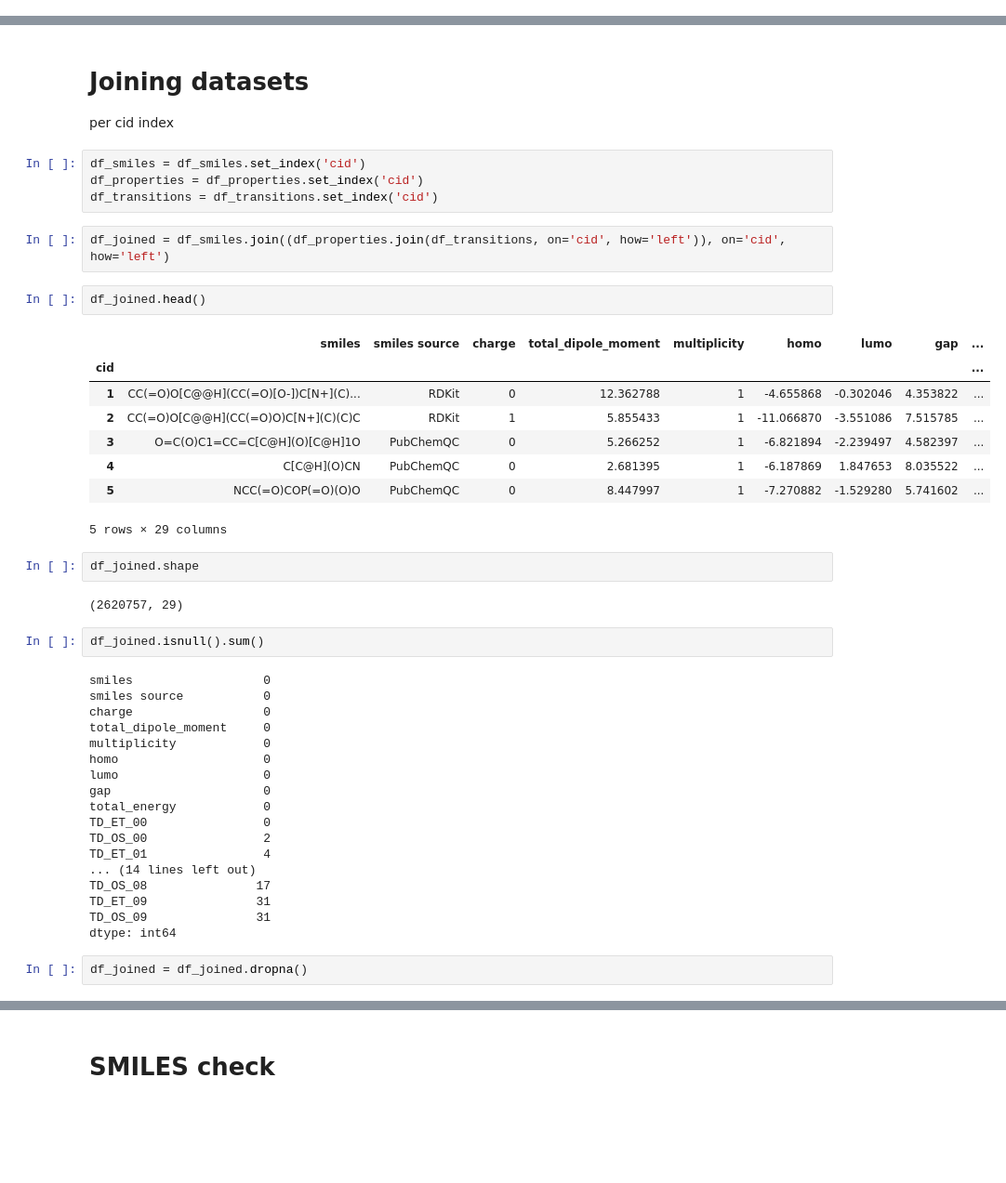
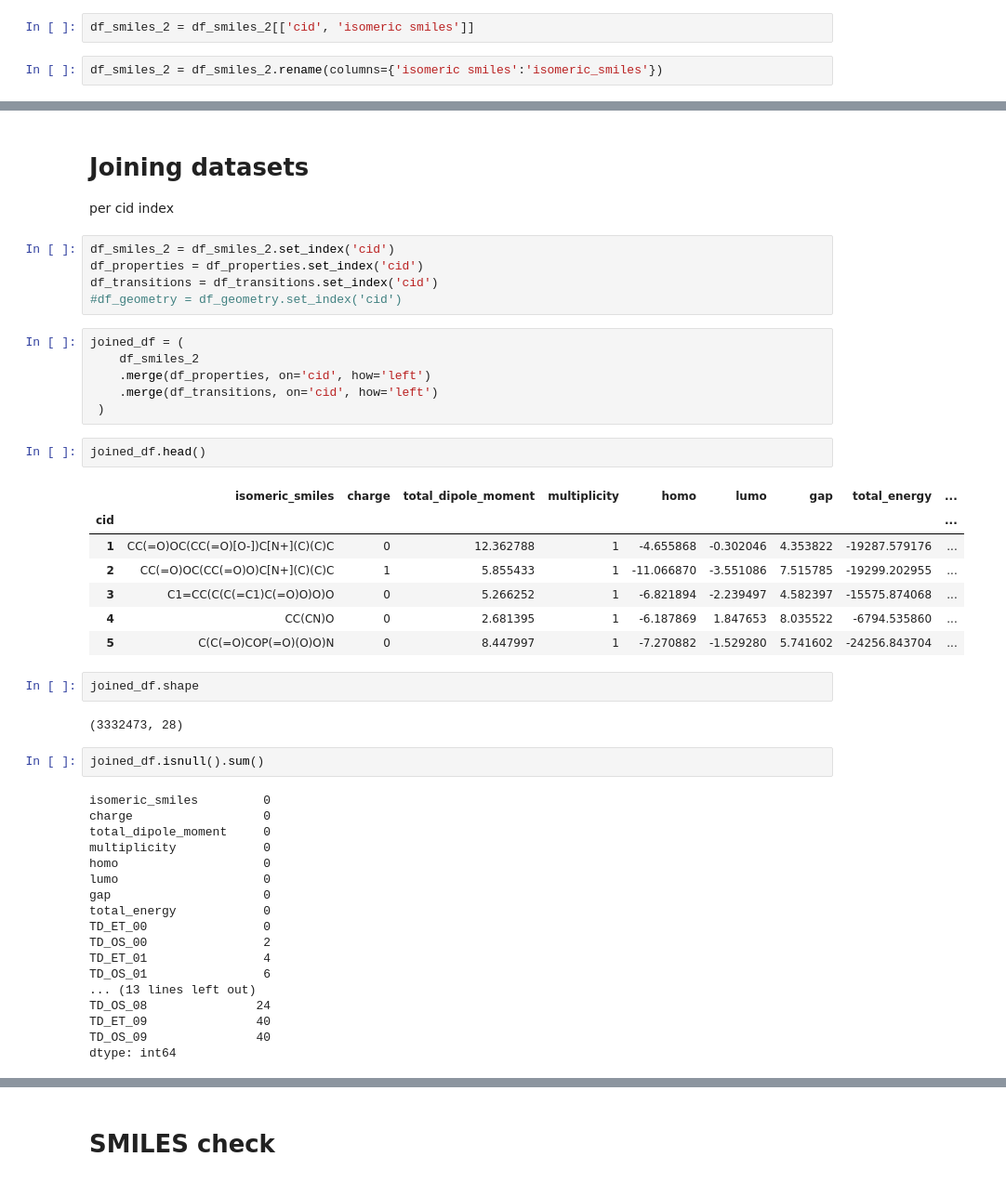
Before and after one commit to raissalohanna/Git_doutorado, a Jupyter notebook: EDA.ipynb, the cells around one changed output, grey strips where cells are left out. Shown at 93% size. Saved outputs shown, nothing was run; the diff lists cells and outputs as text; blank space fills up the shorter version.

```diff
--- a/EDA.ipynb
+++ b/EDA.ipynb
@@ -93,3 +145,7 @@ Name: count, dtype: int64
+# %%
+df_smiles_2 = df_smiles_2[['cid', 'isomeric smiles']]
+# %%
+df_smiles_2 = df_smiles_2.rename(columns={'isomeric smiles':'isomeric_smiles'})
 # %% [markdown]
 ## Df properties
 # %%
@@ -285,31 +341,34 @@ df_transitions['TD_OS_09'].plot.hist(title='TD_OS_09', ax=axs[4,1])
 
 per cid index
 # %%
-df_smiles = df_smiles.set_index('cid')
+df_smiles_2 = df_smiles_2.set_index('cid')
 df_properties = df_properties.set_index('cid')
 df_transitions = df_transitions.set_index('cid')
+#df_geometry = df_geometry.set_index('cid')
-# %%
-df_joined = df_smiles.join((df_properties.join(df_transitions, on='cid', how='left')), on='cid', how='left')
+# %%
+joined_df = (
+    df_smiles_2
+    .merge(df_properties, on='cid', how='left')
+    .merge(df_transitions, on='cid', how='left')
+ )
 # %%
-df_joined.head()
+joined_df.head()
 # %% [output]
-|  | smiles | smiles source | charge | total_dipole_moment | multiplicity | homo | lumo | gap | ... |
+|  | isomeric_smiles | charge | total_dipole_moment | multiplicity | homo | lumo | gap | total_energy | ... |
 | cid |  |  |  |  |  |  |  |  | ... |
-| 1 | CC(=O)O[C@@H](CC(=O)[O-])C[N+](C)... | RDKit | 0 | 12.362788 | 1 | -4.655868 | -0.302046 | 4.353822 | ... |
-| 2 | CC(=O)O[C@@H](CC(=O)O)C[N+](C)(C)C | RDKit | 1 | 5.855433 | 1 | -11.066870 | -3.551086 | 7.515785 | ... |
-| 3 | O=C(O)C1=CC=C[C@H](O)[C@H]1O | PubChemQC | 0 | 5.266252 | 1 | -6.821894 | -2.239497 | 4.582397 | ... |
-| 4 | C[C@H](O)CN | PubChemQC | 0 | 2.681395 | 1 | -6.187869 | 1.847653 | 8.035522 | ... |
-| 5 | NCC(=O)COP(=O)(O)O | PubChemQC | 0 | 8.447997 | 1 | -7.270882 | -1.529280 | 5.741602 | ... |
+| 1 | CC(=O)OC(CC(=O)[O-])C[N+](C)(C)C | 0 | 12.362788 | 1 | -4.655868 | -0.302046 | 4.353822 | -19287.579176 | ... |
+| 2 | CC(=O)OC(CC(=O)O)C[N+](C)(C)C | 1 | 5.855433 | 1 | -11.066870 | -3.551086 | 7.515785 | -19299.202955 | ... |
+| 3 | C1=CC(C(C(=C1)C(=O)O)O)O | 0 | 5.266252 | 1 | -6.821894 | -2.239497 | 4.582397 | -15575.874068 | ... |
+| 4 | CC(CN)O | 0 | 2.681395 | 1 | -6.187869 | 1.847653 | 8.035522 | -6794.535860 | ... |
+| 5 | C(C(=O)COP(=O)(O)O)N | 0 | 8.447997 | 1 | -7.270882 | -1.529280 | 5.741602 | -24256.843704 | ... |
-5 rows × 29 columns
 # %%
-df_joined.shape
+joined_df.shape
 # %% [output]
-(2620757, 29)
+(3332473, 28)
 # %%
-df_joined.isnull().sum()
+joined_df.isnull().sum()
 # %% [output]
-smiles                  0
-smiles source           0
+isomeric_smiles         0
 charge                  0
 total_dipole_moment     0
 multiplicity            0
@@ -320,10 +379,9 @@ total_energy            0
 TD_ET_00                0
 TD_OS_00                2
 TD_ET_01                4
-... (14 lines left out)
-TD_OS_08               17
-TD_ET_09               31
-TD_OS_09               31
+TD_OS_01                6
+... (13 lines left out)
+TD_OS_08               24
+TD_ET_09               40
+TD_OS_09               40
 dtype: int64
-# %%
-df_joined = df_joined.dropna()
```
Also changed, not shown: parts of 67 cells of this notebook.
